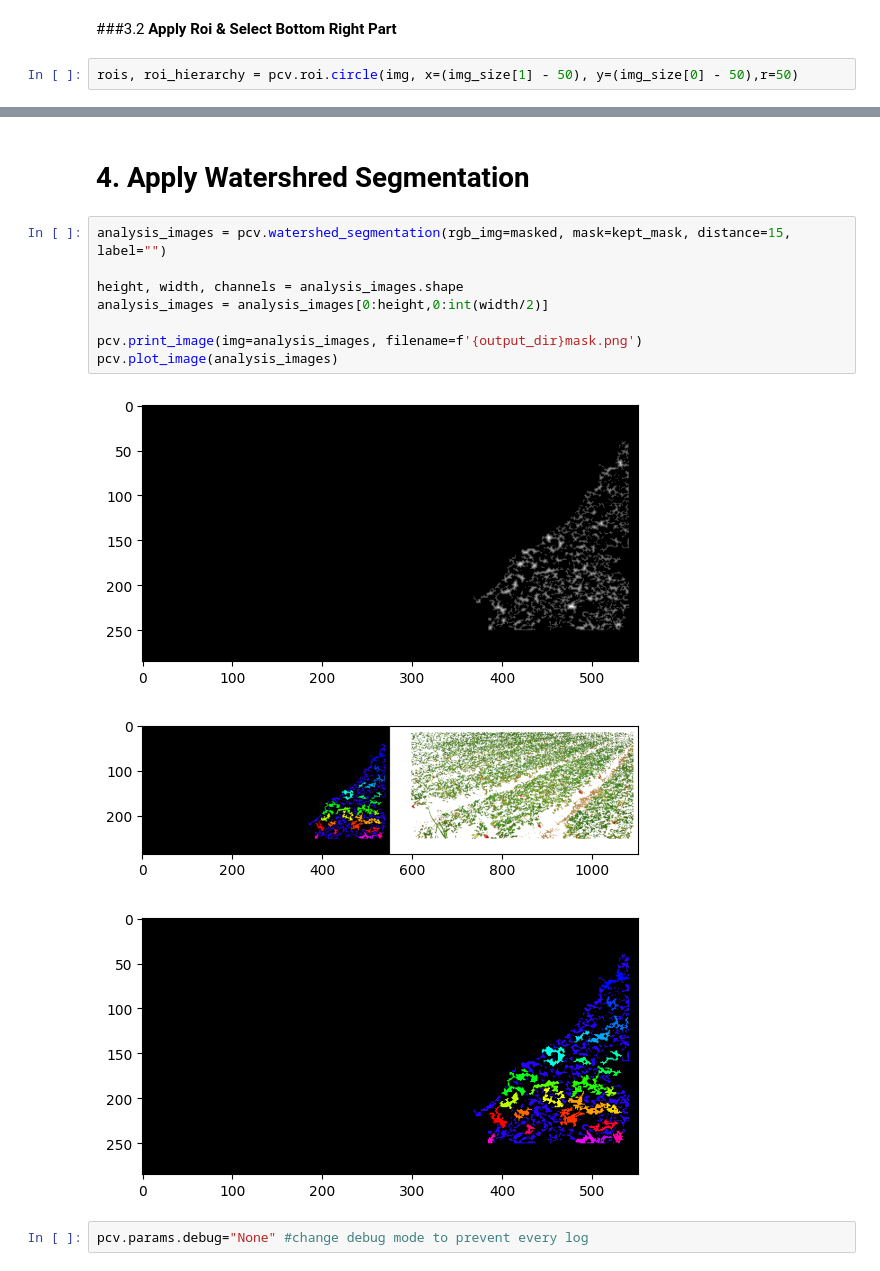
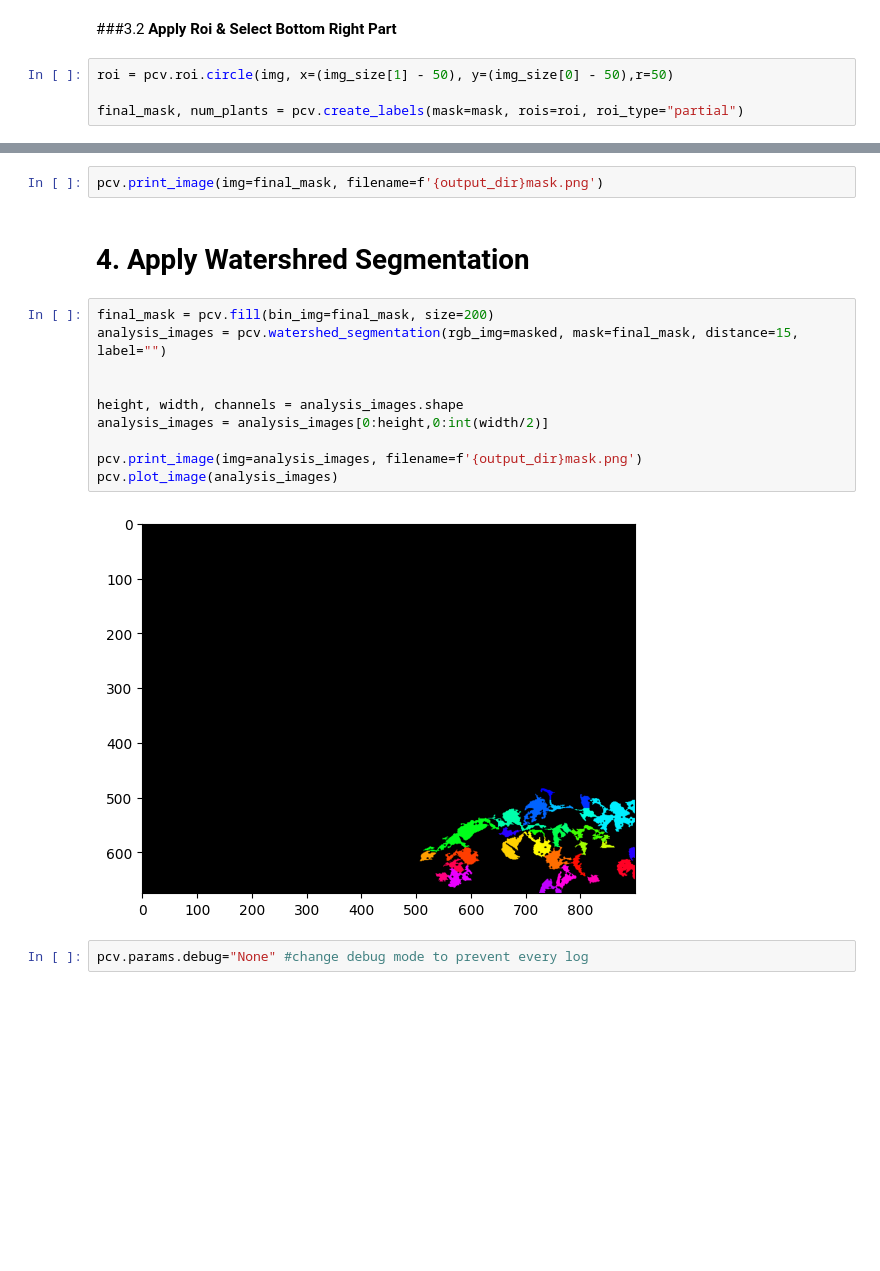
Before and after one commit to MertKalkanci/Plant-Leaf-Selection-On-Image, a Jupyter notebook: Multiple_Leaf_Extraction.ipynb, the cells around one changed output, grey strips where cells are left out. Saved outputs shown, nothing was run; the diff lists cells and outputs as text; blank space fills up the shorter version.

```diff
--- a/Multiple_Leaf_Extraction.ipynb
+++ b/Multiple_Leaf_Extraction.ipynb
@@ -107,5 +111,7 @@ masked = pcv.apply_mask(img=img, mask=mask, mask_color='white')
 # %% [markdown]
 ###3.2 **Apply Roi & Select Bottom Right Part**
 # %%
-rois, roi_hierarchy = pcv.roi.circle(img, x=(img_size[1] - 50), y=(img_size[0] - 50),r=50)
+roi = pcv.roi.circle(img, x=(img_size[1] - 50), y=(img_size[0] - 50),r=50)
+
+final_mask, num_plants = pcv.create_labels(mask=mask, rois=roi, roi_type="partial")
 # %% [output]
@@ -124,17 +119,19 @@ pcv.print_image(img=kept_mask, filename=f'{output_dir}mask.png')
+# %%
+pcv.print_image(img=final_mask, filename=f'{output_dir}mask.png')
 # %% [markdown]
 # **4. Apply Watershred Segmentation**
 # %%
-analysis_images = pcv.watershed_segmentation(rgb_img=masked, mask=kept_mask, distance=15, label="")
+final_mask = pcv.fill(bin_img=final_mask, size=200)
+analysis_images = pcv.watershed_segmentation(rgb_img=masked, mask=final_mask, distance=15, label="")
+
 
 height, width, channels = analysis_images.shape
 analysis_images = analysis_images[0:height,0:int(width/2)]
 
 pcv.print_image(img=analysis_images, filename=f'{output_dir}mask.png')
 pcv.plot_image(analysis_images)
 # %% [output]
-[figure, old version]
+[figure, new version]
-[figure, removed]
-[figure, removed]
 # %%
 pcv.params.debug="None" #change debug mode to prevent every log
 # %% [markdown]
```
Also changed, not shown: parts of 11 cells of this notebook.
